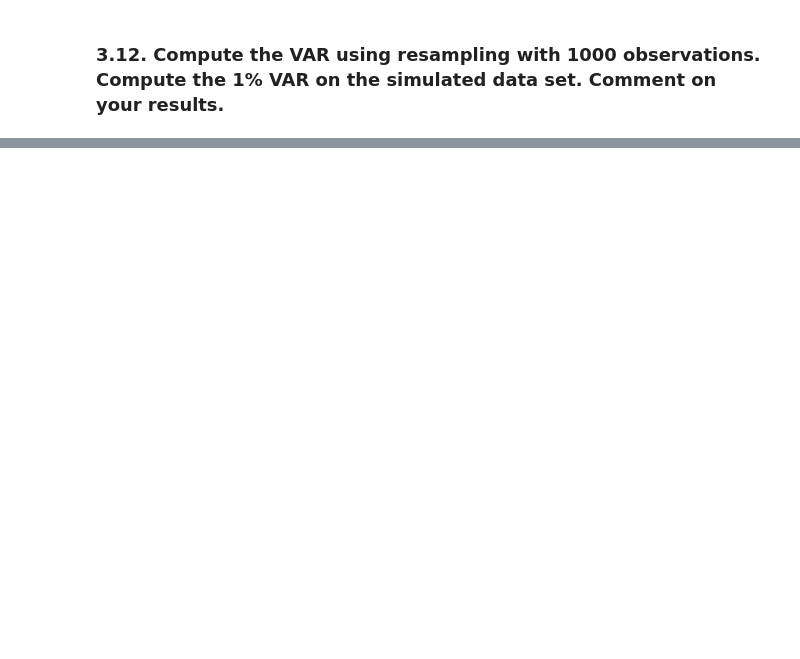
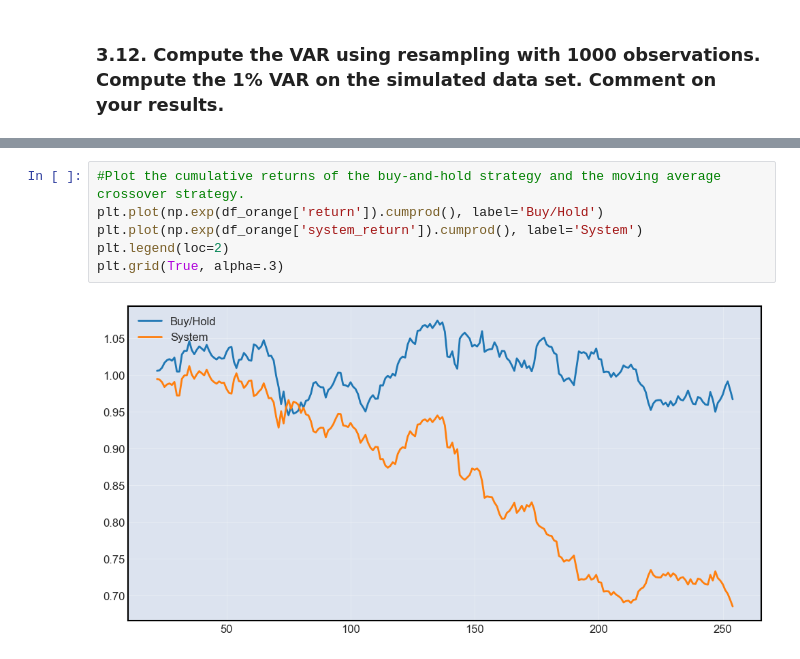
Before and after one commit to gmolinap/MODS205, a Jupyter notebook: DigitalFinance_Gabriel_MOLINA_Joao_MELGA.ipynb, the cells around one changed output, grey strips where cells are left out. Drawn from its saved outputs; the diff is of its cells as text; blank space fills up the shorter version.

```diff
--- a/DigitalFinance_Gabriel_MOLINA_Joao_MELGA.ipynb
+++ b/DigitalFinance_Gabriel_MOLINA_Joao_MELGA.ipynb
@@ -689,0 +706,8 @@ print(portfolio.head())
+# %%
+#Plot the cumulative returns of the buy-and-hold strategy and the moving average crossover strategy.
+plt.plot(np.exp(df_orange['return']).cumprod(), label='Buy/Hold')
+plt.plot(np.exp(df_orange['system_return']).cumprod(), label='System')
+plt.legend(loc=2)
+plt.grid(True, alpha=.3)
+# %% [output]
+[figure, added]
```
Also changed, not shown: parts of 13 cells of this notebook.
